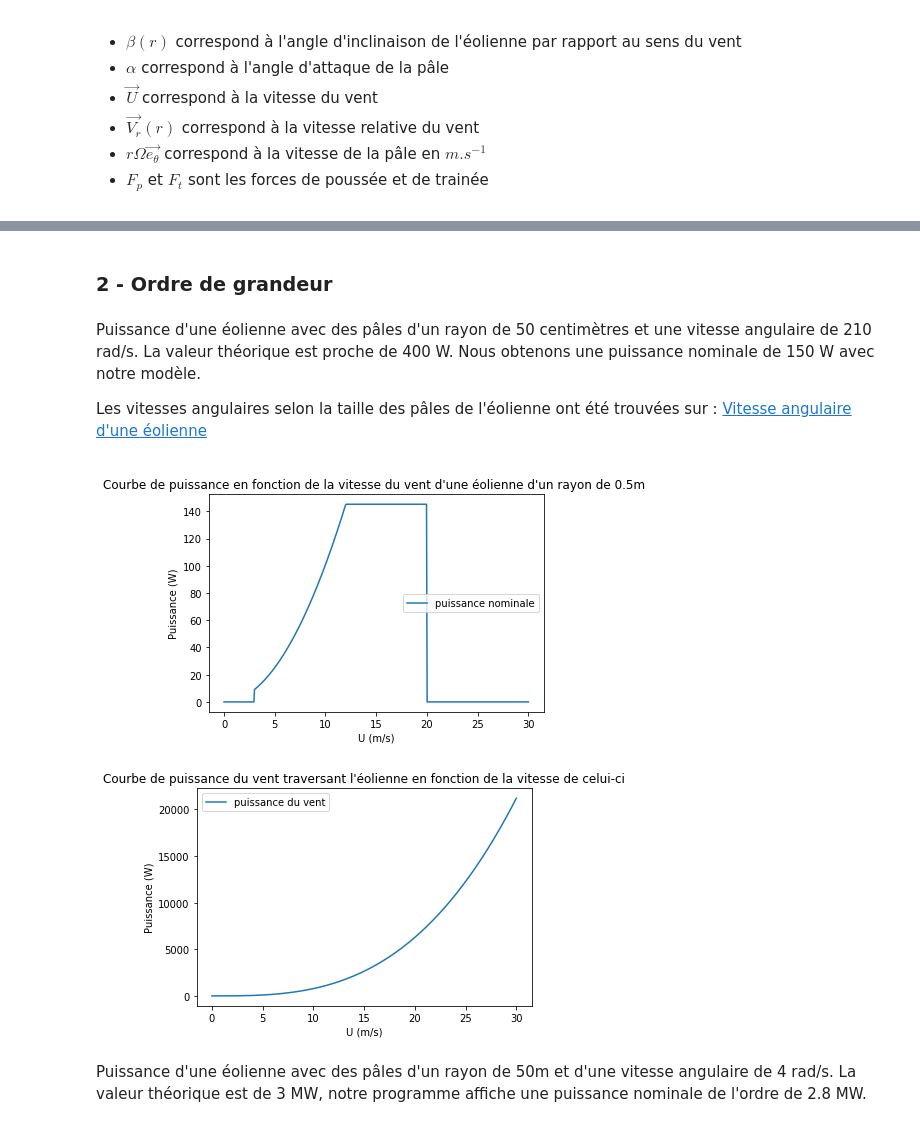
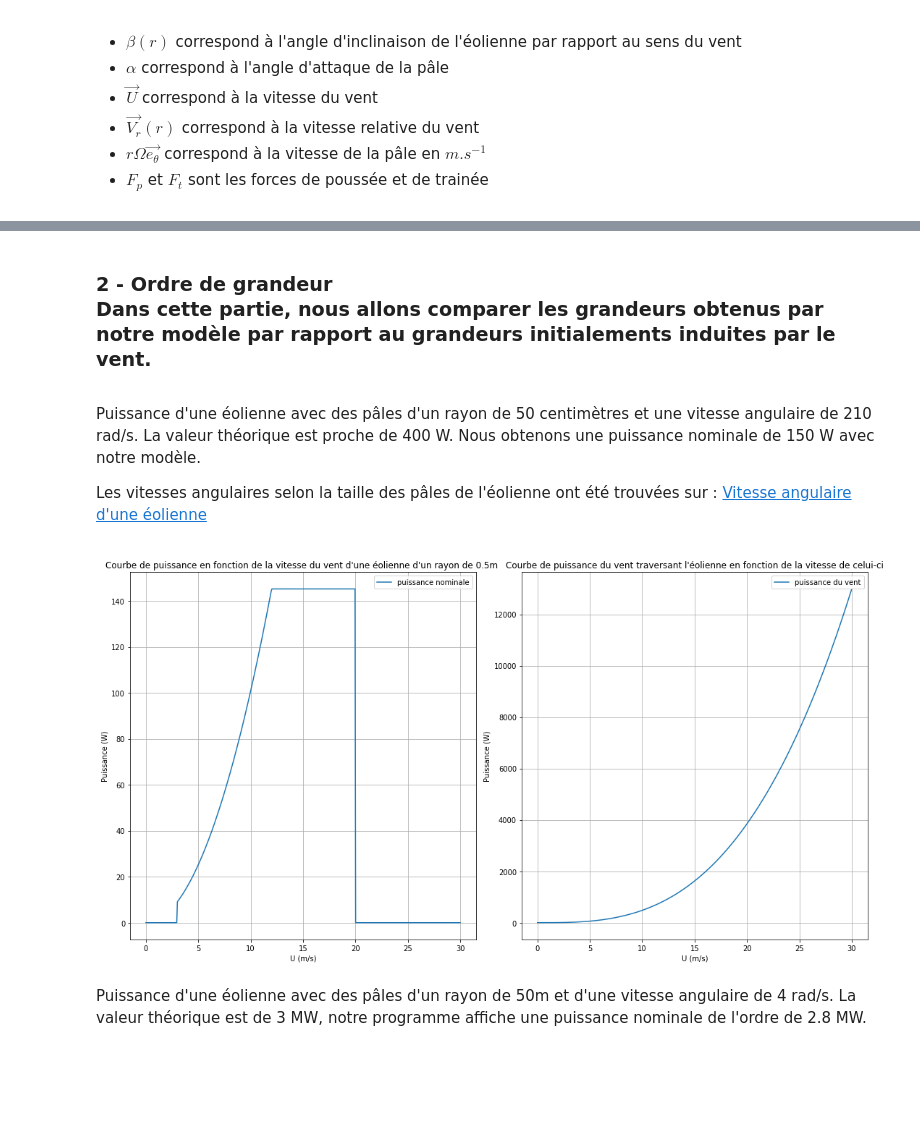
Before and after one commit to thomas-barrais/Projet-Eolienne, a Jupyter notebook: Groupe08_ProjetEol.ipynb, the cells around one changed output, grey strips where cells are left out. Cells and saved outputs as stored; diff of their text form; code cells hidden in the pictures; blank space fills up the shorter version.

```diff
--- a/Groupe08_ProjetEol.ipynb
+++ b/Groupe08_ProjetEol.ipynb
@@ -500,51 +515,54 @@ La formule sur N à été obtenu à l'aide des données de cette page :
 </ul>
 # %% [markdown]
 ![eolienne_circonference.jpg](embedded-picture-1)
-# %% [markdown]
-<h3> 2 - Ordre de grandeur </h2>
+# %% [markdown]
+<h3> 2 - Ordre de grandeur </h2>
+
+<p> Dans cette partie, nous allons comparer les grandeurs obtenus par notre modèle par rapport au grandeurs initialements induites par le vent. </p>
 # %% [markdown]
 <p> Puissance d'une éolienne avec des pâles d'un rayon de 50 centimètres et une vitesse angulaire de 210 rad/s. La valeur théorique est proche de 400 W. Nous obtenons une puissance nominale de 150 W avec notre modèle.
 
 Les vitesses angulaires selon la taille des pâles de l'éolienne ont été trouvées sur : <a href="https://eolienne.ooreka.fr/astuce/voir/376182/hauteur-d-une-eolienne"> Vitesse angulaire d'une éolienne <a> </p>
 # %%
-vitesse_vent = np.linspace(0, 30, 500)
+vitesse_vent1 = np.linspace(0, 30, 500)
+puissances1 = []
 
-cut_in_speed = 3
-cut_speed = 12
-cut_out_speed = 20
-puissances = []
-longueur_pale = 0.5
-omega = 210
+longueur_pale1 = 0.5
+omega1 = 210
 
-for v in vitesse_vent :
+for v in vitesse_vent1 :
     if v < cut_in_speed:
-        puissances.append(0)
+        puissances1.append(0)
     elif cut_in_speed <= v < cut_speed:
-        puissances.append(puissance_nominale(longueur_pale, omega, v))
+        puissances1.append(puissance_nominale(longueur_pale1, omega1, v))
     elif cut_speed <= v < cut_out_speed:
-        puissances.append(puissance_nominale(longueur_pale, omega, cut_speed))
+        puissances1.append(puissance_nominale(longueur_pale1, omega1, cut_speed))
     elif v >= cut_out_speed:
-        puissances.append(0)
+        puissances1.append(0)
 
-puissance_vent = np.pi*longueur_pale**2 * vitesse_vent**3
+puissance_vent = 0.5 * 1.225 * np.pi*longueur_pale1**2 * vitesse_vent1**3
 
-plt.figure()
-plt.plot(vitesse_vent, puissances, label="puissance nominale")
+plt.figure(figsize=(15, 8))
+plt.subplot(1,2,1)
+plt.plot(vitesse_vent1, puissances1, label="puissance nominale")
 plt.title("Courbe de puissance en fonction de la vitesse du vent d'une éolienne d'un rayon de 0.5m ")
 plt.xlabel('U (m/s)')
 plt.ylabel('Puissance (W)')
 plt.legend()
+plt.grid()
 
-plt.figure()
+plt.subplot(1,2,2)
 plt.title("Courbe de puissance du vent traversant l'éolienne en fonction de la vitesse de celui-ci")
-plt.plot(vitesse_vent, puissance_vent, label="puissance du vent")
+plt.plot(vitesse_vent1, puissance_vent, label="puissance du vent")
 plt.xlabel('U (m/s)')
 plt.ylabel('Puissance (W)')
 plt.legend()
+plt.grid()
+
+plt.tight_layout()
 plt.show()
 # %% [output]
-[figure, old version]
+[figure, new version]
-[figure, removed]
 # %% [markdown]
 <p> Puissance d'une éolienne avec des pâles d'un rayon de 50m et d'une vitesse angulaire de 4 rad/s. La valeur théorique est de 3 MW, notre programme affiche une puissance nominale de l'ordre de 2.8 MW. </p>
 # %%
```
Also changed, not shown: parts of 17 cells of this notebook.
